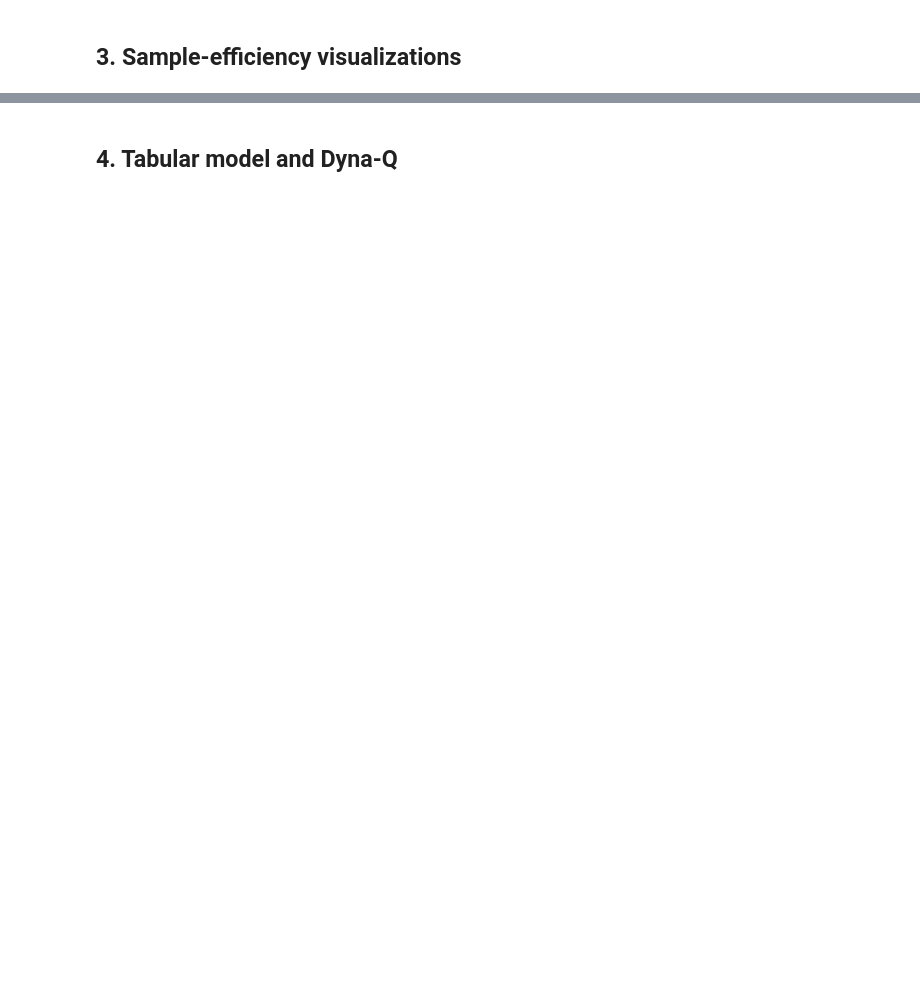
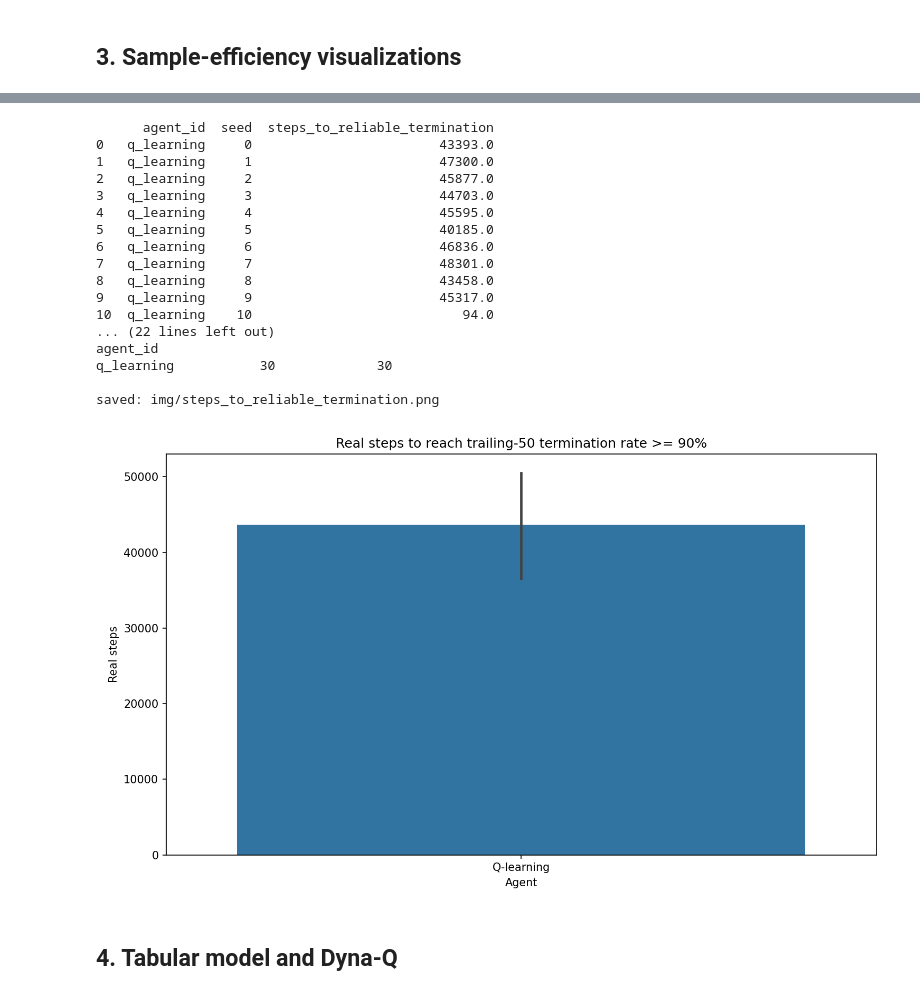
Before and after one commit to craig-rudman/MSDS684, a Jupyter notebook: W7/ipynb/development.ipynb, the cells around one changed output, grey strips where cells are left out. Cells and saved outputs as stored; diff of their text form; code cells hidden in the pictures; blank space fills up the shorter version.

```diff
--- a/W7/ipynb/development.ipynb
+++ b/W7/ipynb/development.ipynb
@@ -327,9 +356,59 @@ saved: img/episodes_to_optimal.png
 # %%
-# TODO: Build the steps-to-threshold scalar and bar chart.
-# Outcome: two functions in src/. The first, compute_threshold(traces,
-# fraction), returns a scalar T derived from the data (e.g., a fraction of
-# the best agent's final cumulative reward). The second, steps_to_threshold(
-# trace, T), returns the per-run scalar (number of real steps until
-# cumulative reward first reaches T). The bar chart renders one bar per
-# agent, height = mean steps-to-threshold across seeds with 95% CI error
-# bars. Saves to img/steps_to_threshold.png.
+# DONE: Build the steps-to-reliable-termination scalar and bar chart.
+# Consumes the `traces` DataFrame loaded above.
+
+import sys
+from pathlib import Path
+
+sys.path.insert(0, str(Path.cwd().parent / "src"))
+
+from IPython.display import Image
+from visualizations import plot_steps_to_reliable_termination, steps_to_reliable_termination
+
+LABEL_MAP = {"q_learning": "Q-learning"}
+
+result = steps_to_reliable_termination(traces, target_rate=0.8, window=50)
+print(result.to_string())
+print()
+
+# Survival check: how many seeds per agent reached the target rate.
+survival = (
+    result
+    .assign(reached=result["steps_to_reliable_termination"].notna())
+    .groupby("agent_id")
+    .agg(seeds_total=("seed", "count"), seeds_reached=("reached", "sum"))
+)
+print("Survival per agent (seeds that reached target_rate=0.8):")
+print(survival.to_string())
+
+img_path = Path.cwd().parent / "img" / "v1" / "steps_to_reliable_termination.png"
+img_path.parent.mkdir(parents=True, exist_ok=True)
+plot_steps_to_reliable_termination(
+    traces,
+    img_path,
+    target_rate=0.9,
+    window=50,
+    label_map=LABEL_MAP,
+)
+
+print(f"\nsaved: {img_path.relative_to(Path.cwd().parent)}")
+Image(filename=str(img_path))
+# %% [output]
+      agent_id  seed  steps_to_reliable_termination
+0   q_learning     0                        43393.0
+1   q_learning     1                        47300.0
+2   q_learning     2                        45877.0
+3   q_learning     3                        44703.0
+4   q_learning     4                        45595.0
+5   q_learning     5                        40185.0
+6   q_learning     6                        46836.0
+7   q_learning     7                        48301.0
+8   q_learning     8                        43458.0
+9   q_learning     9                        45317.0
+10  q_learning    10                           94.0
+... (22 lines left out)
+agent_id
+q_learning           30             30
+
+saved: img/steps_to_reliable_termination.png
+[figure, added]
```
Also changed, not shown: parts of 11 cells of this notebook, 11 other files.
